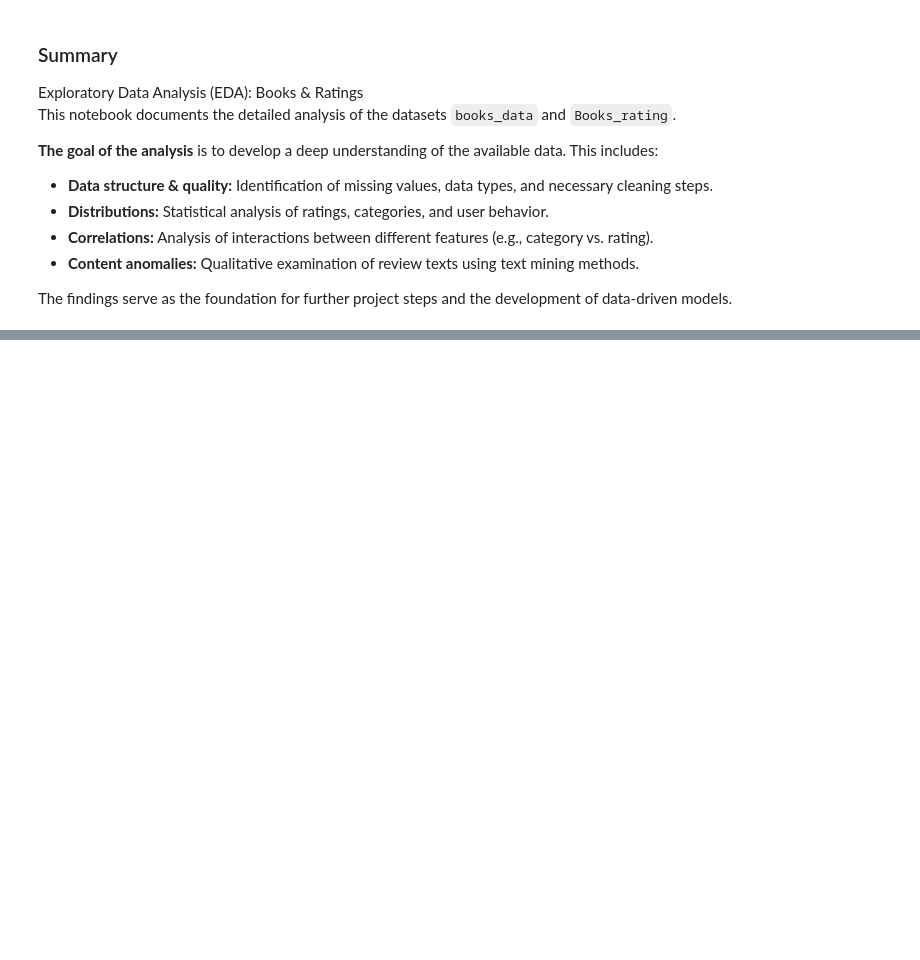
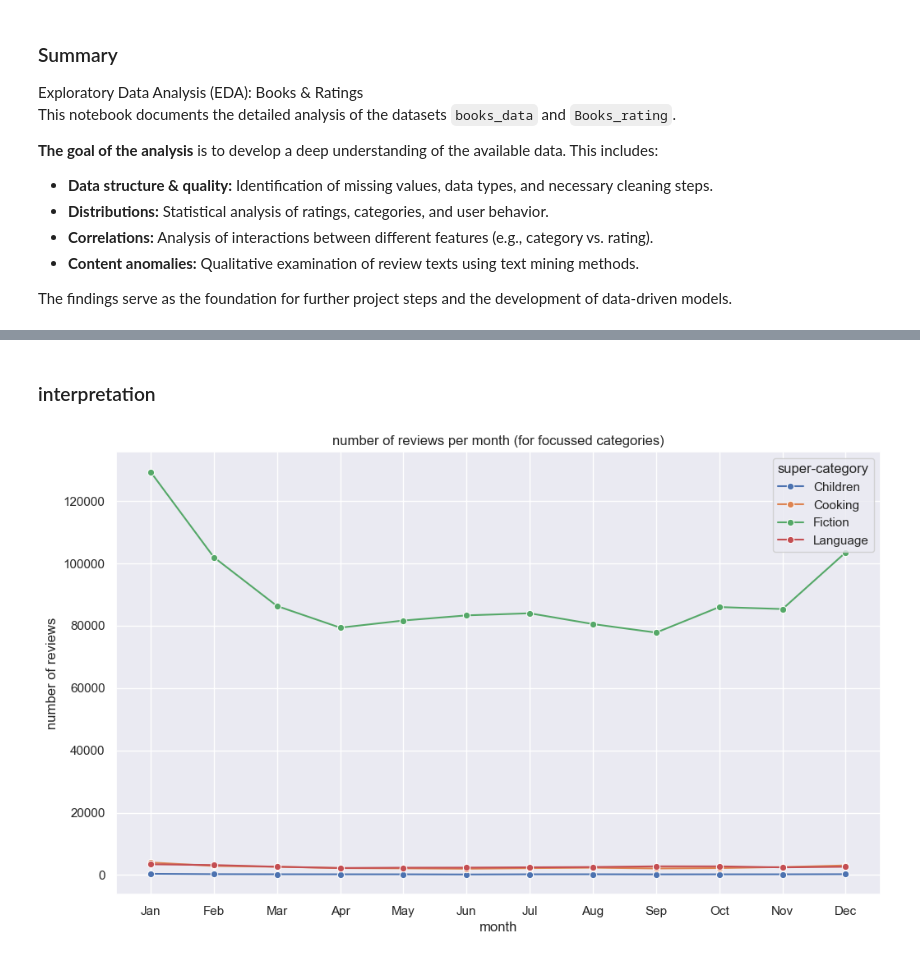
Before and after one commit to JanisEcker/Praxisprojekt1, a Jupyter notebook: DataExploration/DataDescription.ipynb, the cells around one changed output, grey strips where cells are left out. Cells and saved outputs as stored; diff of their text form; code cells hidden in the pictures; blank space fills up the shorter version.

```diff
--- a/DataExploration/DataDescription.ipynb
+++ b/DataExploration/DataDescription.ipynb
@@ -611,0 +658,33 @@ The findings serve as the foundation for further project steps and the developme
+# %% [markdown]
+### interpretation
+# %%
+# analyzing for seasonal peaks (using the super_category)
+# firstly merge data to combine categories and months
+
+df_merged_seasonal = pd.merge(df2[['Title', 'review_month']],
+                              df1[['Title', 'super_category']],
+                              on='Title',
+                              how='inner')
+
+# count reviews/ month and category
+seasonal_activity = df_merged_seasonal.groupby(['review_month', 'super_category']).size().reset_index(name='review_count')
+
+# focus on interesting categories (adjustable!!!)
+# all_cats = ['American', '(Fictitious', 'Character)', 'Fiction', 'Literature', 'County', 'Language', 'Stories', 'Poetry', 'English', 'Cooking', 'Children', 'African', 'Women', 'Battle']
+focus_cats = ['Cooking', 'Fiction', 'Language', 'Children']
+seasonal_filtered = seasonal_activity[seasonal_activity['super_category'].isin(focus_cats)]
+
+plt.figure(figsize=(12, 7))
+sns.lineplot(x='review_month', y='review_count', hue='super_category', data=seasonal_filtered, marker='o')
+plt.title('number of reviews per month (for focussed categories)')
+plt.xlabel('month')
+plt.ylabel('number of reviews')
+plt.xticks(range(1, 13), ['Jan', 'Feb', 'Mar', 'Apr', 'May', 'Jun', 'Jul', 'Aug', 'Sep', 'Oct', 'Nov', 'Dec'])
+plt.legend(title='super-category')
+plt.grid(True)
+plt.show()
+
+# free up memory
+del df_merged_seasonal, seasonal_activity, seasonal_filtered
+# %% [output]
+[figure, added]
```
Also changed, not shown: parts of 19 cells of this notebook.
